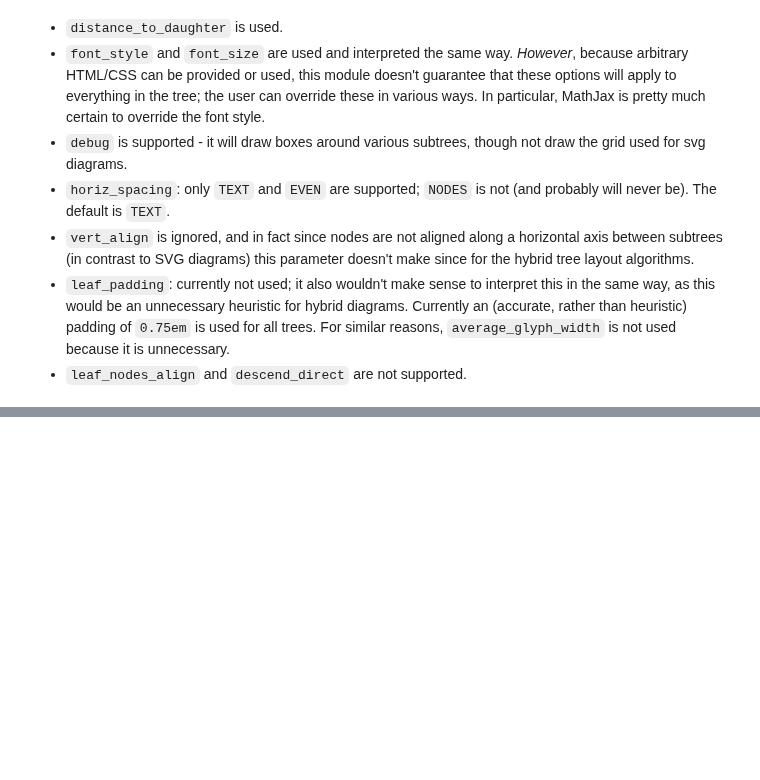
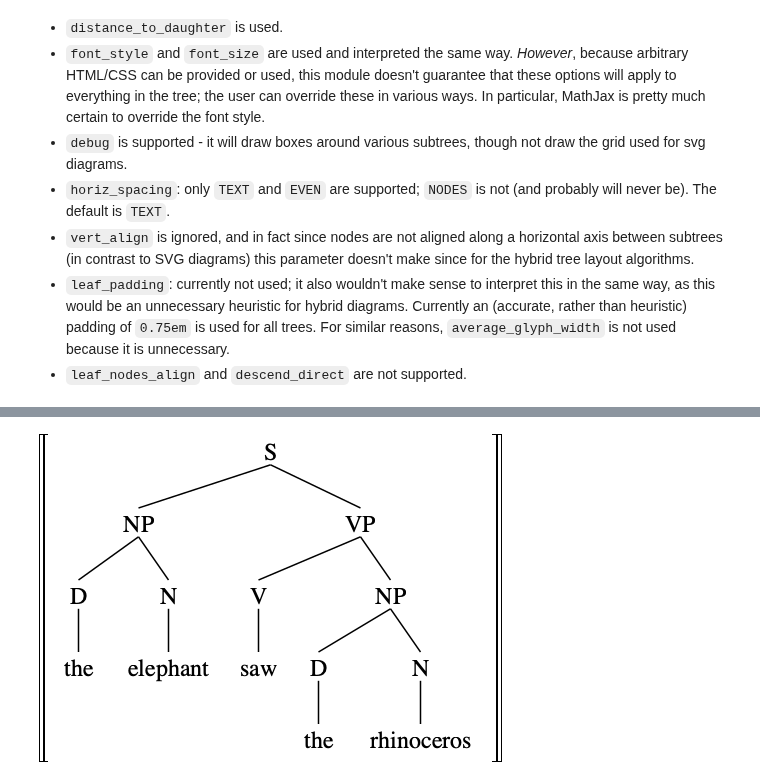
Before and after one commit to rawlins/svgling, a Jupyter notebook: svgling Manual.ipynb, the cells around one changed output, grey strips where cells are left out. Drawn from its saved outputs; the diff is of its cells as text; code cells hidden in the pictures; blank space fills up the shorter version.

```diff
--- a/svgling Manual.ipynb
+++ b/svgling Manual.ipynb
@@ -432,0 +447,9 @@ As some of the discussion above has implied, the primary target for `svgling.htm
+# %%
+import svgling.utils, svgling.semantics, nltk
+from IPython.display import Image
+t = svgling.semantics.DoubleBrackets(nltk.Tree.fromstring("(S (NP (D the) (N elephant)) (VP (V saw) (NP (D the) (N rhinoceros))))"))
+Image(svgling.utils.svg2png(t, scale=1.5))
+# or, to generate a file, uncomment:
+# svgling.utils.svg2png(t, scale=2, write_to="elephant.png")
+# %% [output]
+[figure, added]
```
Also changed, not shown: parts of 2 cells of this notebook, 4 other files.
